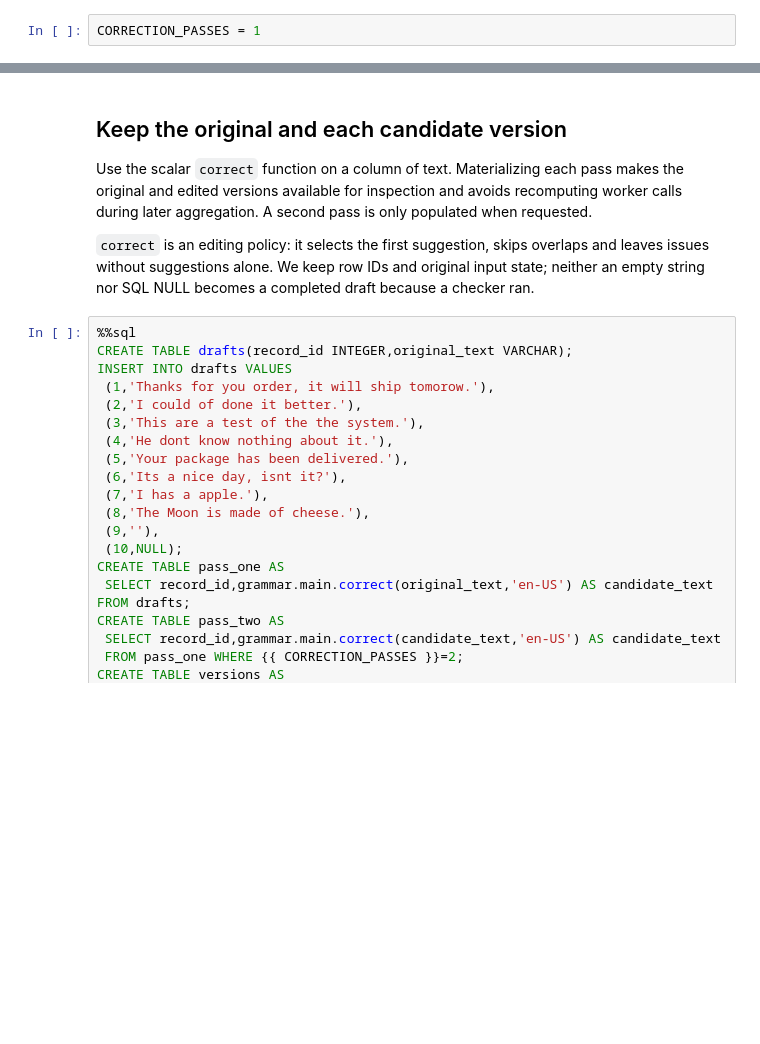
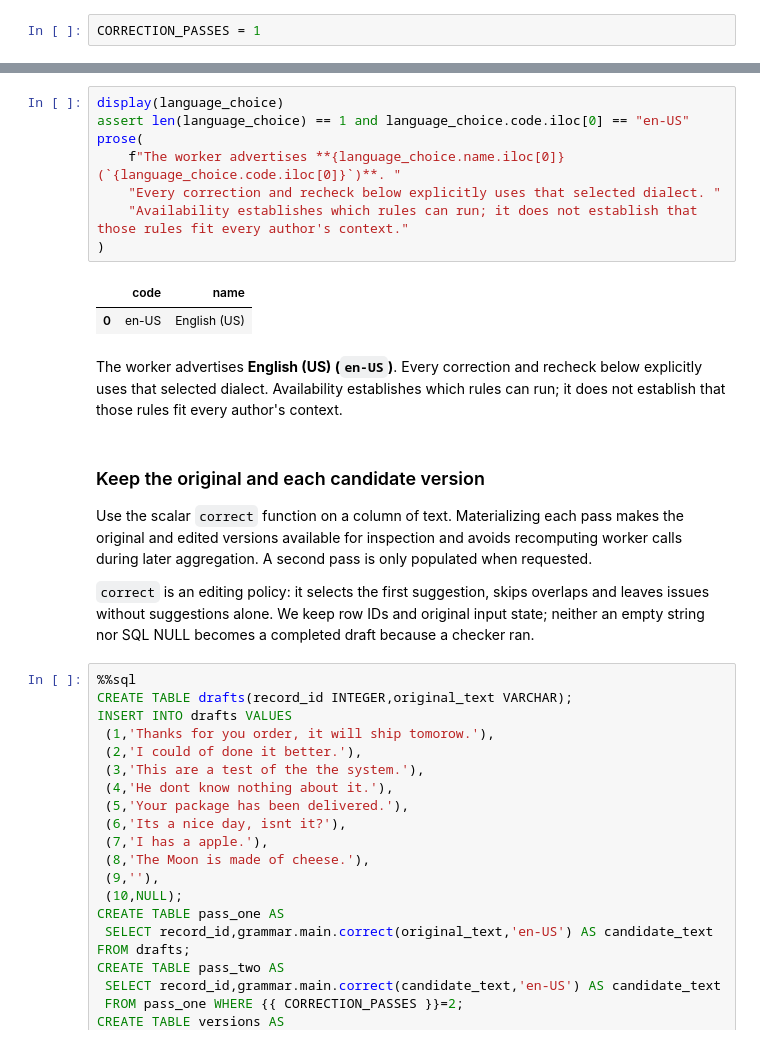
Before and after one commit to Query-farm/vgi-grammar, a Jupyter notebook: notebooks/01_recheck_automatic_corrections.ipynb, the cells around one changed output, grey strips where cells are left out. Drawn from its saved outputs; the diff is of its cells as text; blank space fills up the shorter version.

```diff
--- a/notebooks/01_recheck_automatic_corrections.ipynb
+++ b/notebooks/01_recheck_automatic_corrections.ipynb
@@ -77,5 +87,17 @@ SELECT * FROM grammar.main.grammar_languages() ORDER BY code;
+# %%
+display(language_choice)
+assert len(language_choice) == 1 and language_choice.code.iloc[0] == "en-US"
+prose(
+    f"The worker advertises **{language_choice.name.iloc[0]} (`{language_choice.code.iloc[0]}`)**. "
+    "Every correction and recheck below explicitly uses that selected dialect. "
+    "Availability establishes which rules can run; it does not establish that those rules fit every author's context."
+)
+# %% [output]
+|  | code | name |
+| 0 | en-US | English (US) |
+The worker advertises **English (US) (`en-US`)**. Every correction and recheck below explicitly uses that selected dialect. Availability establishes which rules can run; it does not establish that those rules fit every author's context.
 # %% [markdown]
-## Keep the original and each candidate version
+### Keep the original and each candidate version
 
 Use the scalar `correct` function on a column of text. Materializing each pass makes
 the original and edited versions available for inspection and avoids recomputing worker
```
Also changed, not shown: parts of 17 cells of this notebook, 13 other files.
